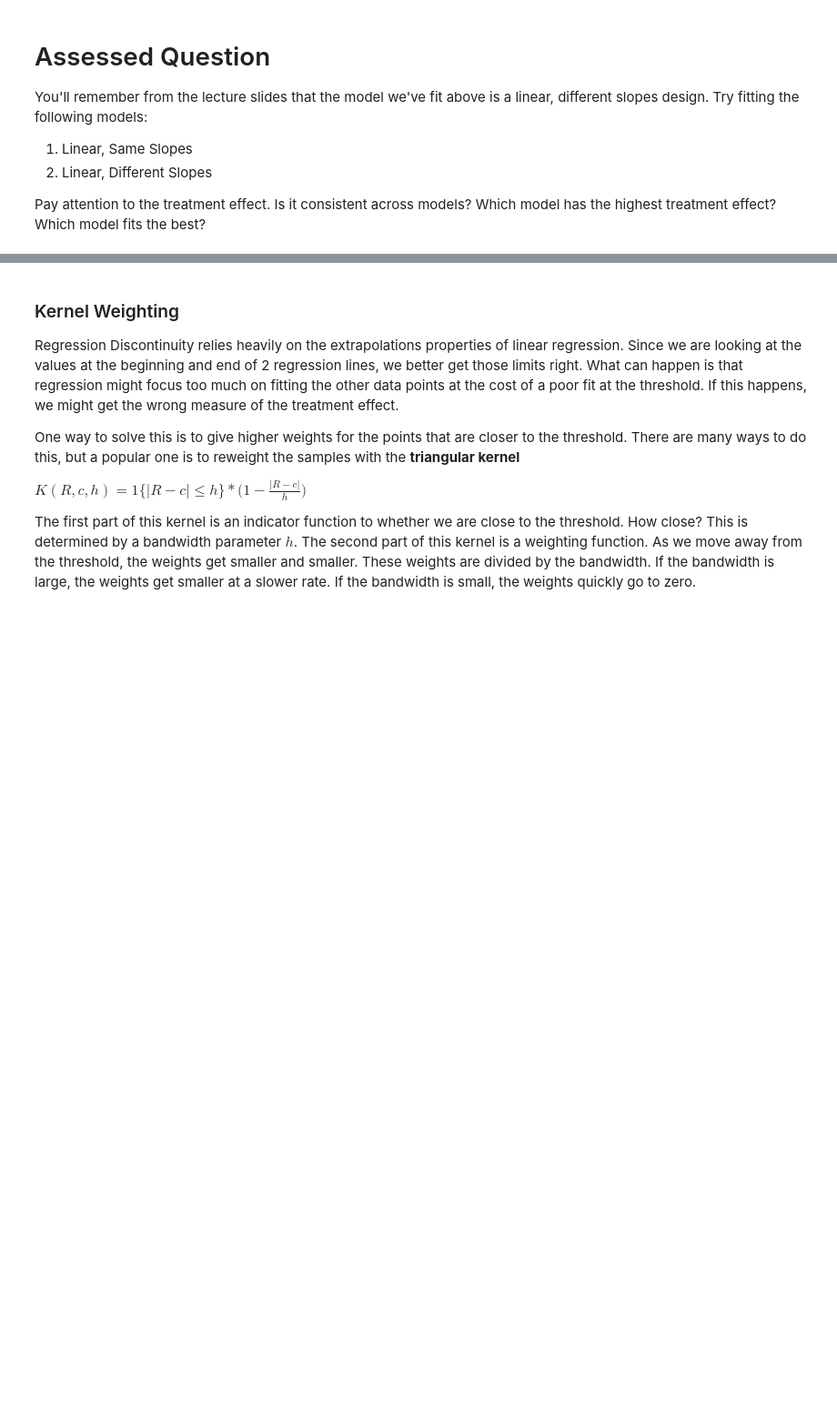
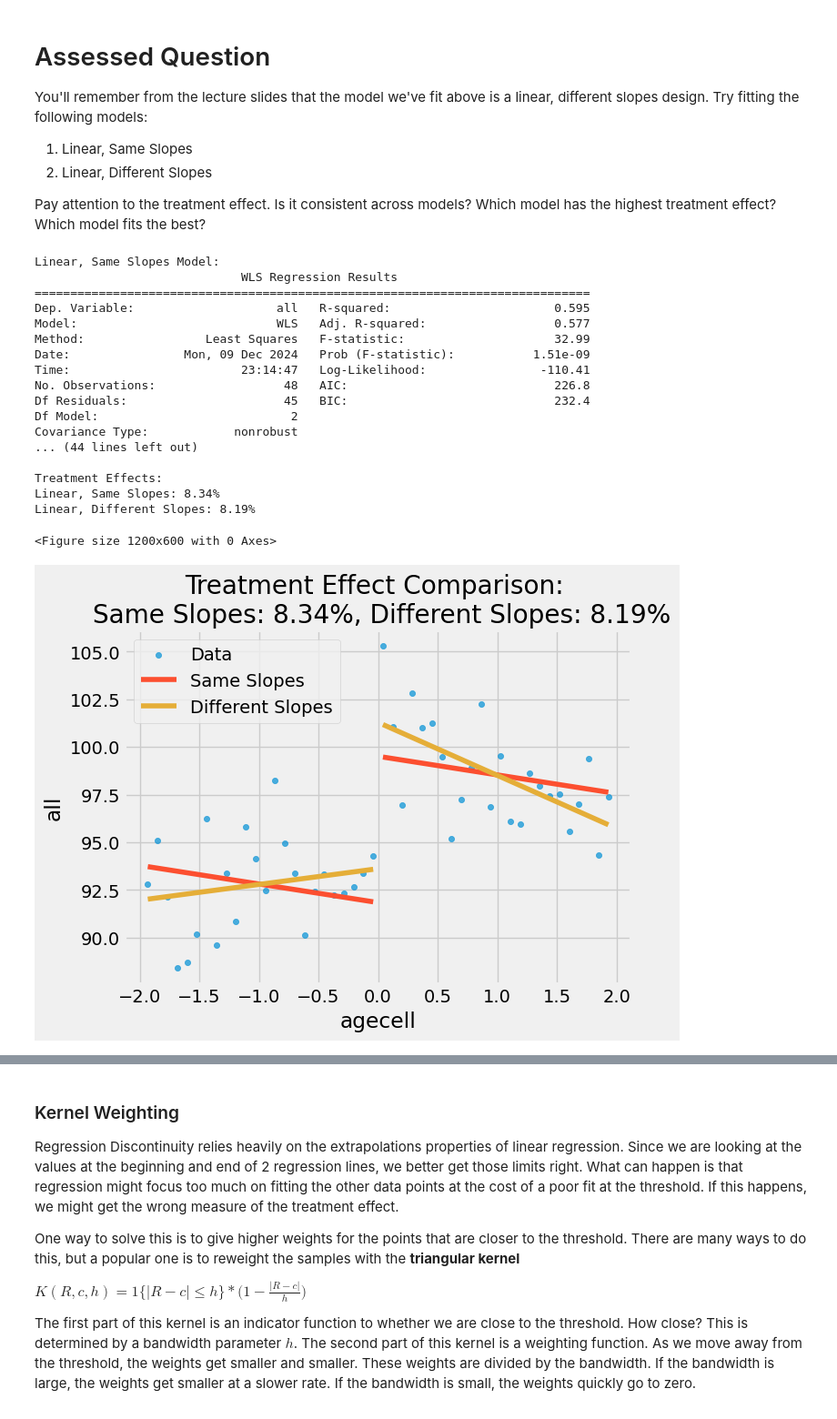
Before and after one commit to KellyLuo123/QM2-1, a Jupyter notebook: w09_regression_discontinuity.ipynb, the cells around one changed output, grey strips where cells are left out. Shown at 91% size. Saved outputs shown, nothing was run; the diff lists cells and outputs as text; code cells hidden in the pictures; blank space fills up the shorter version.

```diff
--- a/w09_regression_discontinuity.ipynb
+++ b/w09_regression_discontinuity.ipynb
@@ -246,3 +238,47 @@ You'll remember from the lecture slides that the model we've fit above is a line
 2. Linear, Different Slopes
 
 Pay attention to the treatment effect. Is it consistent across models? Which model has the highest treatment effect? Which model fits the best?
+# %%
+rdd_df = drinking.assign(threshold=(drinking["agecell"] > 0).astype(int))
+
+model_same_slopes = smf.wls("all ~ agecell + threshold", rdd_df).fit()
+
+model_different_slopes = smf.wls("all ~ agecell * threshold", rdd_df).fit()
+
+print("Linear, Same Slopes Model:\n", model_same_slopes.summary())
+print("\nLinear, Different Slopes Model:\n", model_different_slopes.summary())
+
+ate_same_slopes = 100 * ((model_same_slopes.params["threshold"] + model_same_slopes.params["Intercept"]) / model_same_slopes.params["Intercept"] - 1)
+ate_different_slopes = 100 * ((model_different_slopes.params["threshold"] + model_different_slopes.params["Intercept"]) / model_different_slopes.params["Intercept"] - 1)
+
+print("\nTreatment Effects:")
+print(f"Linear, Same Slopes: {ate_same_slopes:.2f}%")
+print(f"Linear, Different Slopes: {ate_different_slopes:.2f}%")
+
+plt.figure(figsize=(12, 6))
+ax = drinking.plot.scatter(x="agecell", y="all", color="C0", label="Data", alpha=0.7)
+drinking.assign(predictions_same=model_same_slopes.fittedvalues).plot(x="agecell", y="predictions_same", ax=ax, color="C1", label="Same Slopes")
+drinking.assign(predictions_diff=model_different_slopes.fittedvalues).plot(x="agecell", y="predictions_diff", ax=ax, color="C2", label="Different Slopes")
+plt.title(f"Treatment Effect Comparison: \n Same Slopes: {ate_same_slopes:.2f}%, Different Slopes: {ate_different_slopes:.2f}%")
+plt.legend()
+plt.show()
+# %% [output]
+Linear, Same Slopes Model:
+                             WLS Regression Results
+==============================================================================
+Dep. Variable:                    all   R-squared:                       0.595
+Model:                            WLS   Adj. R-squared:                  0.577
+Method:                 Least Squares   F-statistic:                     32.99
+Date:                Mon, 09 Dec 2024   Prob (F-statistic):           1.51e-09
+Time:                        23:14:47   Log-Likelihood:                -110.41
+No. Observations:                  48   AIC:                             226.8
+Df Residuals:                      45   BIC:                             232.4
+Df Model:                           2
+Covariance Type:            nonrobust
+... (44 lines left out)
+
+Treatment Effects:
+Linear, Same Slopes: 8.34%
+Linear, Different Slopes: 8.19%
+<Figure size 1200x600 with 0 Axes>
+[figure, added]
```
Also changed, not shown: parts of 5 cells of this notebook.
